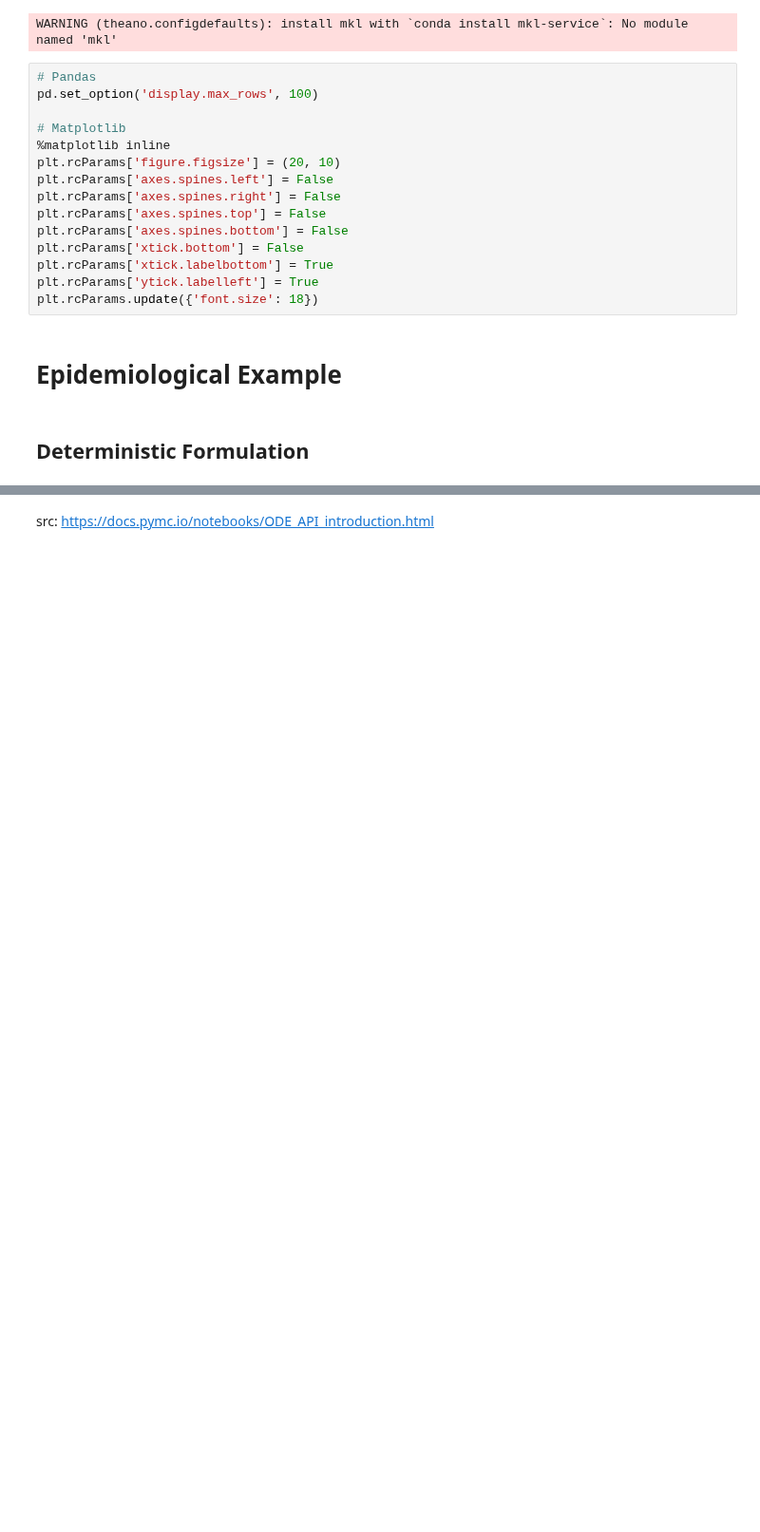
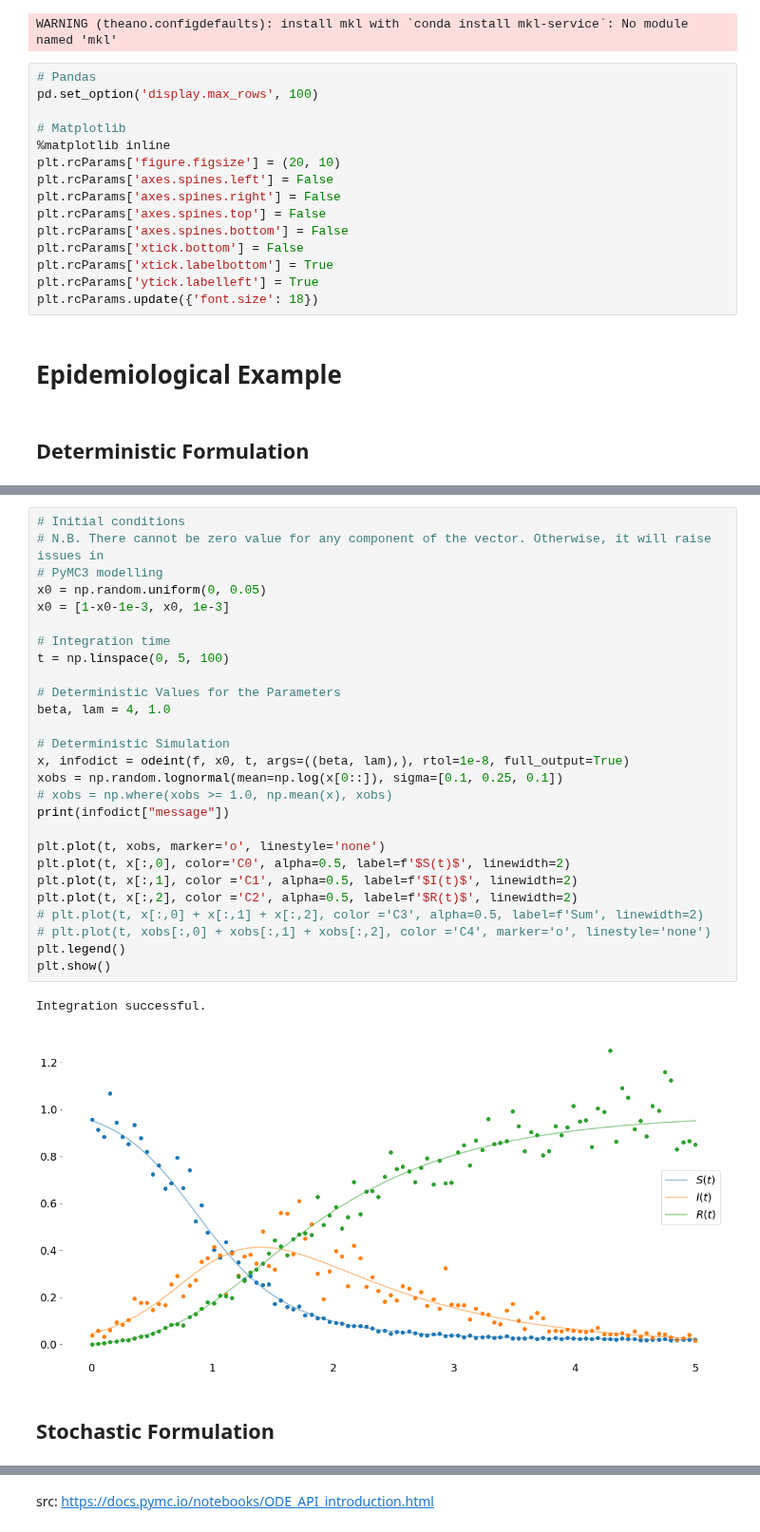
Before and after one commit to hsteinshiromoto/blog, a Jupyter notebook: notebooks/competitive_opinions/competitive_opinions.ipynb, the cells around one changed output, grey strips where cells are left out. Shown at 95% size. Saved outputs shown, nothing was run; the diff lists cells and outputs as text; blank space fills up the shorter version.

```diff
--- a/notebooks/competitive_opinions/competitive_opinions.ipynb
+++ b/notebooks/competitive_opinions/competitive_opinions.ipynb
@@ -78,0 +71,32 @@ Integration successful.
+# %%
+# Initial conditions
+# N.B. There cannot be zero value for any component of the vector. Otherwise, it will raise issues in
+# PyMC3 modelling
+x0 = np.random.uniform(0, 0.05)
+x0 = [1-x0-1e-3, x0, 1e-3]
+
+# Integration time
+t = np.linspace(0, 5, 100)
+
+# Deterministic Values for the Parameters
+beta, lam = 4, 1.0
+
+# Deterministic Simulation
+x, infodict = odeint(f, x0, t, args=((beta, lam),), rtol=1e-8, full_output=True)
+xobs = np.random.lognormal(mean=np.log(x[0::]), sigma=[0.1, 0.25, 0.1])
+# xobs = np.where(xobs >= 1.0, np.mean(x), xobs)
+print(infodict["message"])
+
+plt.plot(t, xobs, marker='o', linestyle='none')
+plt.plot(t, x[:,0], color='C0', alpha=0.5, label=f'$S(t)$', linewidth=2)
+plt.plot(t, x[:,1], color ='C1', alpha=0.5, label=f'$I(t)$', linewidth=2)
+plt.plot(t, x[:,2], color ='C2', alpha=0.5, label=f'$R(t)$', linewidth=2)
+# plt.plot(t, x[:,0] + x[:,1] + x[:,2], color ='C3', alpha=0.5, label=f'Sum', linewidth=2)
+# plt.plot(t, xobs[:,0] + xobs[:,1] + xobs[:,2], color ='C4', marker='o', linestyle='none')
+plt.legend()
+plt.show()
+# %% [output]
+Integration successful.
+[figure, added]
+# %% [markdown]
+## Stochastic Formulation
```
Also changed, not shown: parts of 29 cells of this notebook, 1 other file.
